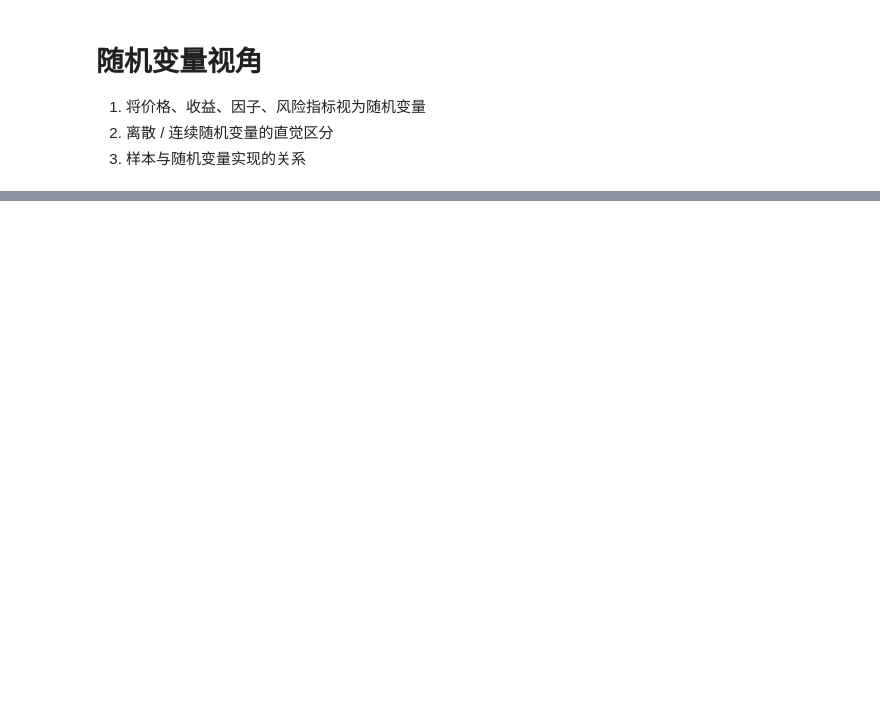
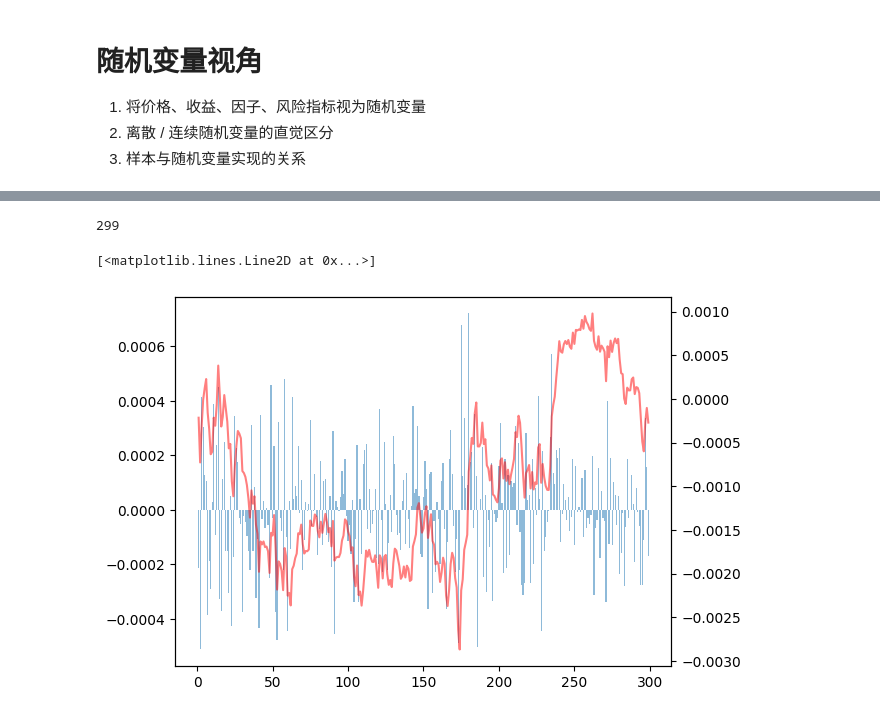
Before and after one commit to JJjbsj/Learning-To-TheMoon, a Jupyter notebook: statistic_probability/Random_Variables&Distributions/01_random_variable/code_and_learning.ipynb, the cells around one changed output, grey strips where cells are left out. Cells and saved outputs as stored; diff of their text form; code cells hidden in the pictures; blank space fills up the shorter version.

```diff
--- a/statistic_probability/Random_Variables&Distributions/01_random_variable/code_and_learning.ipynb
+++ b/statistic_probability/Random_Variables&Distributions/01_random_variable/code_and_learning.ipynb
@@ -131,0 +500,19 @@ $$历史价格序列是某条世界线的实现$$
+# %%
+data = pd.read_csv(r'C:\Users\1\Desktop\Learning-To-TheMoon\xauusd_data_1m.csv')
+# %%
+data = data[:300].copy()
+data.set_index('time')
+data['return'] = np.log(data['Close']).diff()
+data['cumulative_return'] = data['return'].cumsum()
+data.dropna(inplace=True)
+len(data)
+# %% [output]
+299
+# %%
+fig,ax1 = plt.subplots()
+ax1.bar(data.index,data['return'],alpha=0.5,label='return')
+ax2 = ax1.twinx()
+ax2.plot(data.index,data['cumulative_return'],color='red',alpha=0.5,label='Cumulative_return')
+# %% [output]
+[<matplotlib.lines.Line2D at 0x...>]
+[figure, added]
```
Also changed, not shown: parts of 17 cells of this notebook, 1 other file.
